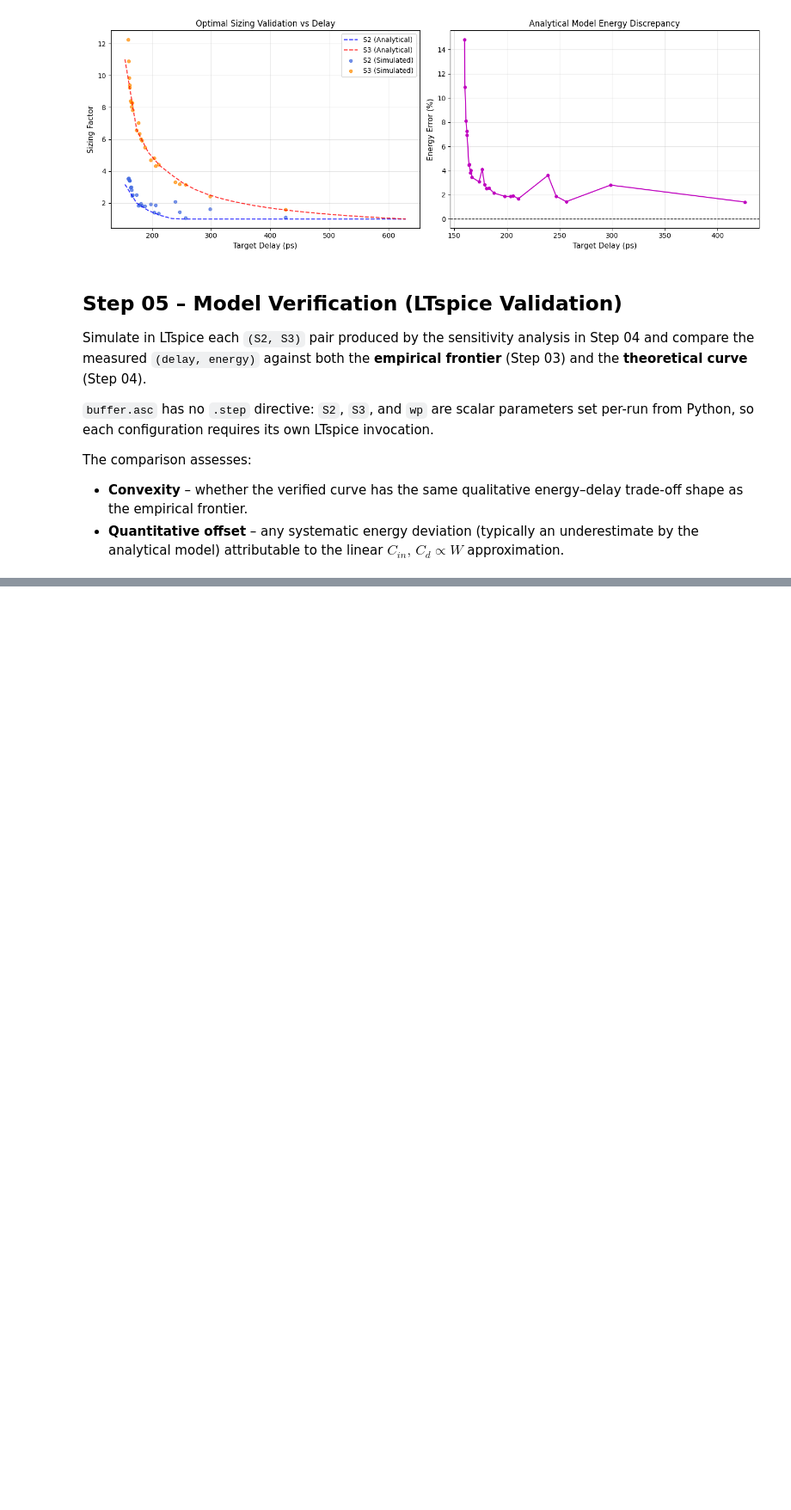
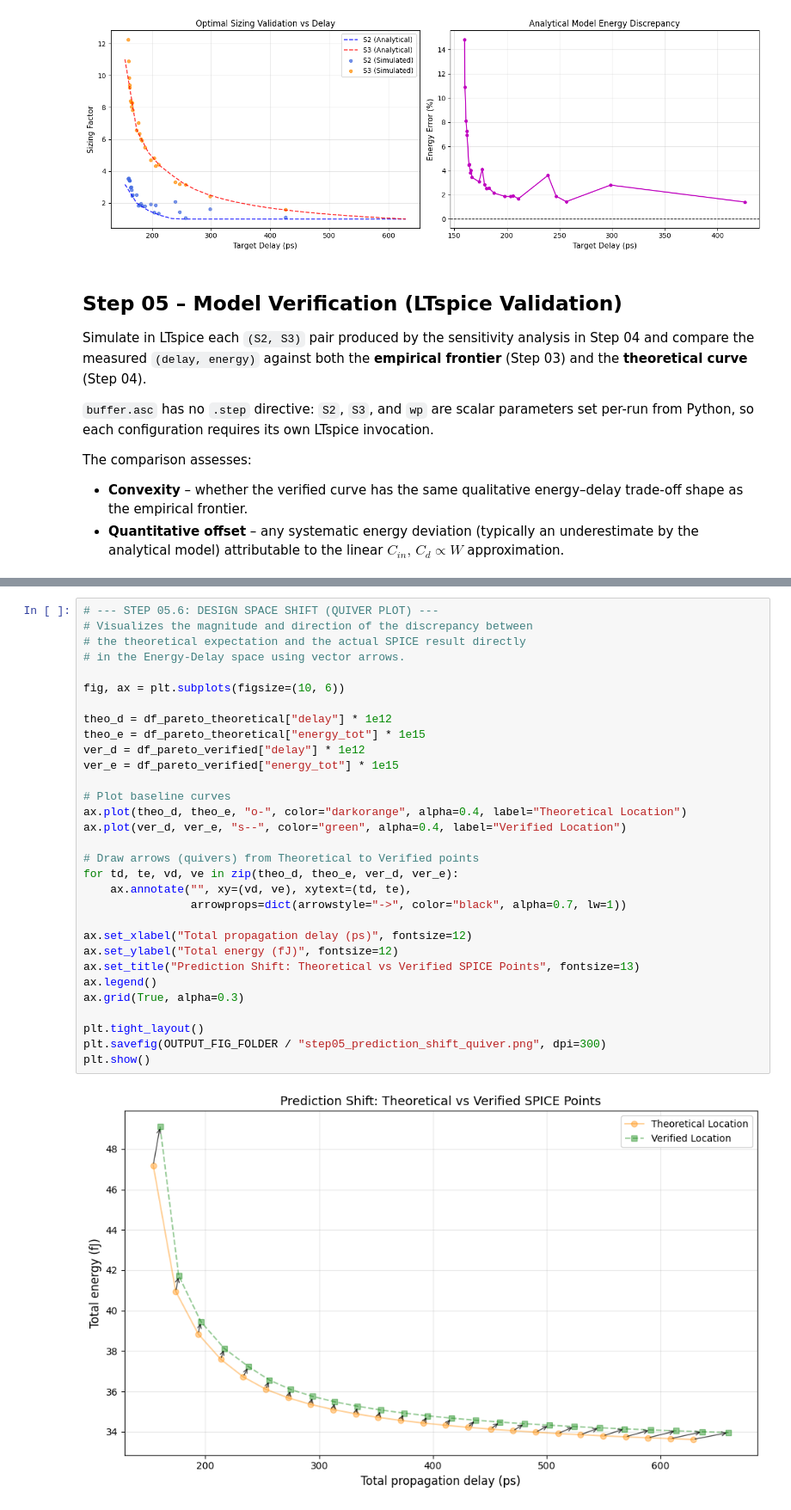
Before and after one commit to XBlayz/Low_power-projects, a Jupyter notebook: notebooks/project-01.ipynb, the cells around one changed output, grey strips where cells are left out. Shown at 86% size. Cells and saved outputs as stored; diff of their text form; blank space fills up the shorter version.

```diff
--- a/notebooks/project-01.ipynb
+++ b/notebooks/project-01.ipynb
@@ -1122,0 +1313,33 @@ print("=" * 60)
+# %%
+# --- STEP 05.6: DESIGN SPACE SHIFT (QUIVER PLOT) ---
+# Visualizes the magnitude and direction of the discrepancy between
+# the theoretical expectation and the actual SPICE result directly
+# in the Energy-Delay space using vector arrows.
+
+fig, ax = plt.subplots(figsize=(10, 6))
+
+theo_d = df_pareto_theoretical["delay"] * 1e12
+theo_e = df_pareto_theoretical["energy_tot"] * 1e15
+ver_d = df_pareto_verified["delay"] * 1e12
+ver_e = df_pareto_verified["energy_tot"] * 1e15
+
+# Plot baseline curves
+ax.plot(theo_d, theo_e, "o-", color="darkorange", alpha=0.4, label="Theoretical Location")
+ax.plot(ver_d, ver_e, "s--", color="green", alpha=0.4, label="Verified Location")
+
+# Draw arrows (quivers) from Theoretical to Verified points
+for td, te, vd, ve in zip(theo_d, theo_e, ver_d, ver_e):
+    ax.annotate("", xy=(vd, ve), xytext=(td, te),
+                arrowprops=dict(arrowstyle="->", color="black", alpha=0.7, lw=1))
+
+ax.set_xlabel("Total propagation delay (ps)", fontsize=12)
+ax.set_ylabel("Total energy (fJ)", fontsize=12)
+ax.set_title("Prediction Shift: Theoretical vs Verified SPICE Points", fontsize=13)
+ax.legend()
+ax.grid(True, alpha=0.3)
+
+plt.tight_layout()
+plt.savefig(OUTPUT_FIG_FOLDER / "step05_prediction_shift_quiver.png", dpi=300)
+plt.show()
+# %% [output]
+[figure, added]
```
Also changed, not shown: parts of 6 cells of this notebook, 1 other file.
